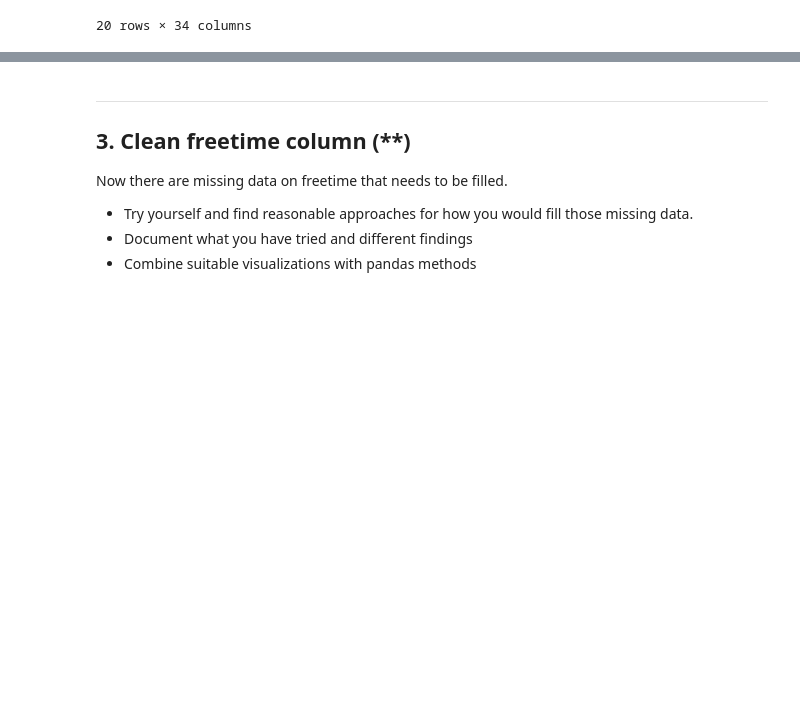
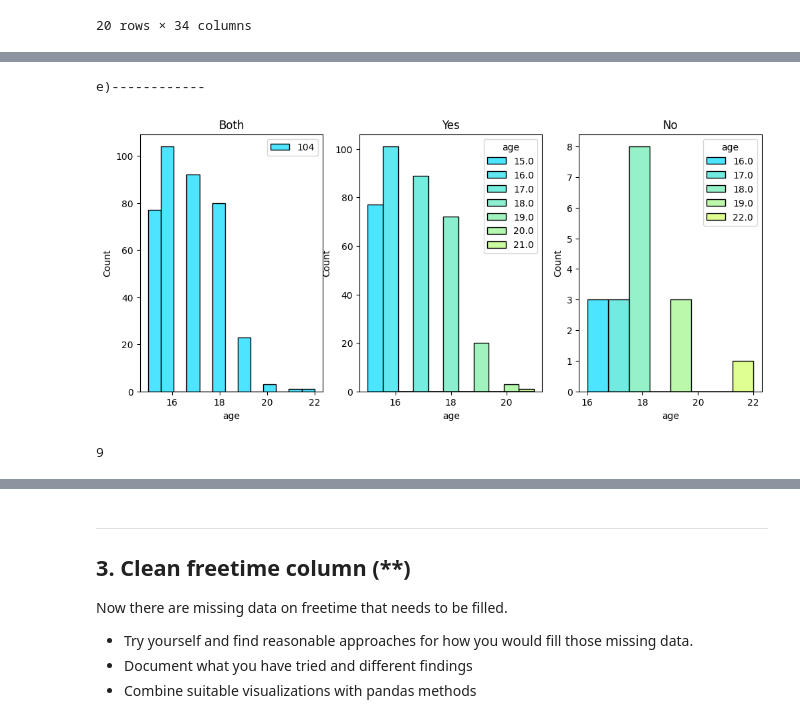
Before and after one commit to zoneme99/AI24-Databehandling-JC, a Jupyter notebook: Exercises/E01_missing_aggregation.ipynb, the cells around one changed output, grey strips where cells are left out. Cells and saved outputs as stored; diff of their text form; code cells hidden in the pictures; blank space fills up the shorter version.

```diff
--- a/Exercises/E01_missing_aggregation.ipynb
+++ b/Exercises/E01_missing_aggregation.ipynb
@@ -318,0 +328,19 @@ sns.histplot(data=df_cleaned, x="age", hue="age", palette=pal, alpha=alpha)
+# %%
+print("e)------------")
+fig, (fullage, yesage, noage) = plt.subplots(1, 3)
+fig.set_size_inches(12, 5)
+
+sns.histplot(data=df_cleaned, x="age", hue=df_cleaned['age'].value_counts().max(), palette=du.my_palette(df_cleaned['age'].value_counts().max()), alpha=0.7, ax=fullage)
+yes = df_cleaned[df_cleaned['higher'] == 'yes']
+sns.histplot(data=yes, x="age", hue="age", palette=du.my_palette(len(yes["age"].unique())), alpha=0.7, ax=yesage)
+no = df_cleaned[df_cleaned['higher'] == 'no']
+sns.histplot(data=no, x="age", hue="age", palette=du.my_palette(len(no['age'].unique())), alpha=0.7, ax=noage)
+yesage.set_title("Yes")
+noage.set_title("No")
+fullage.set_title("Both")
+
+plt.show()
+# %% [output]
+e)------------
+[figure, added]
+9
```
Also changed, not shown: parts of 4 cells of this notebook, 2 other files.
